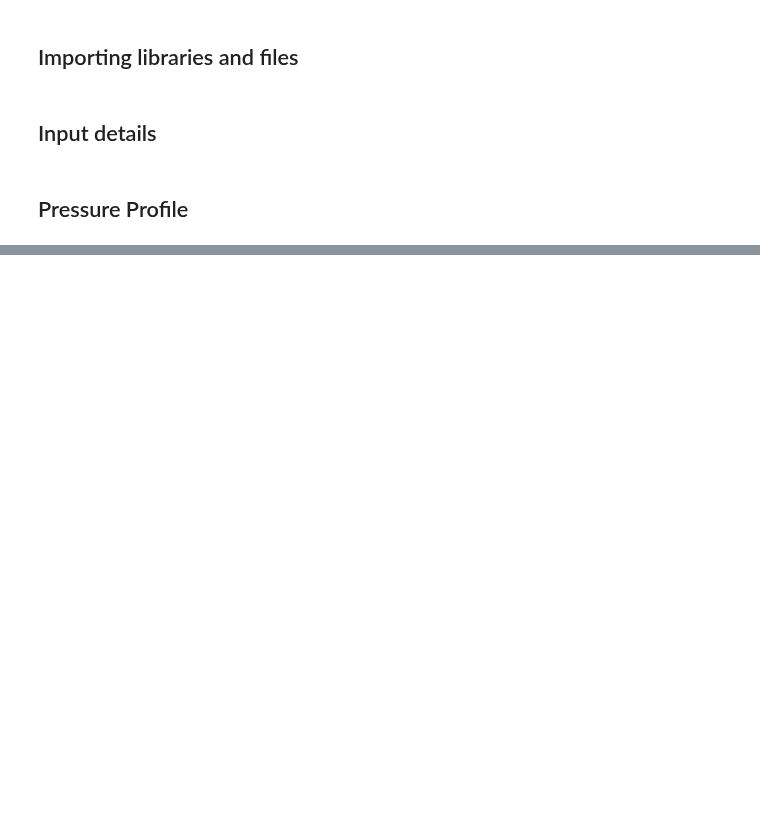
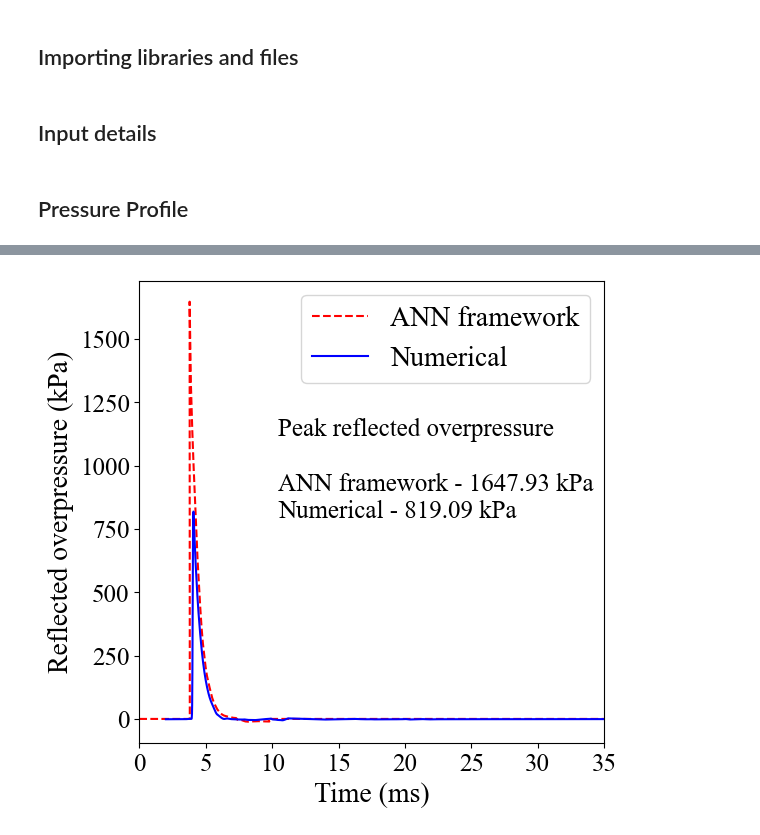
Before and after one commit to ChamodiWidanage/Pressure_history_2, a Jupyter notebook: RP_Combined_Code_All_Sections.ipynb, the cells around one changed output, grey strips where cells are left out. Saved outputs shown, nothing was run; the diff lists cells and outputs as text; code cells hidden in the pictures; blank space fills up the shorter version.

```diff
--- a/RP_Combined_Code_All_Sections.ipynb
+++ b/RP_Combined_Code_All_Sections.ipynb
@@ -232,23 +233,25 @@ plt.show()
 # %%
 X1 = ml_model[:,0]
 y1 = ml_model[:,1]
 
 
 plt.figure(figsize=(6,6))
 plt.rcParams["font.family"] = "Times New Roman"
 plt.plot(X1, y1, linestyle = 'dashed', color = 'red', label = 'ANN framework')
 plt.plot(X2, y2, color = 'blue',label = 'Numerical')
 plt.ylabel('Reflected overpressure (kPa)',fontsize = 20)
 plt.xlabel('Time (ms)',fontsize = 20)
 plt.xticks(fontsize = 18)
 plt.yticks(fontsize = 18)
 plt.legend(fontsize = 20)
 
 # Create the annotation text
 annotation_text = (f'Peak reflected overpressure\n\nANN framework - {round(max(y1), 2)} kPa\n'
                    f'Numerical - {round(max(y2), 2)} kPa')
 
 plt.annotate(annotation_text,xy=(0.4,0.5), xycoords='figure fraction', fontsize=18)
-plt.xlim (25, 60)
-plt.savefig('RP_Num&ANN_Comparison/Section2_4.5m17.3kg/0deg3.png', dpi=150, bbox_inches='tight')
+plt.xlim (0, 35)
+plt.savefig('RP_Num&ANN_Comparison/Section2_4.5m17.3kg/5deg3.png', dpi=150, bbox_inches='tight')
 plt.show()
+# %% [output]
+[figure, added]
```
Also changed, not shown: parts of 4 cells of this notebook, 10 other files.
